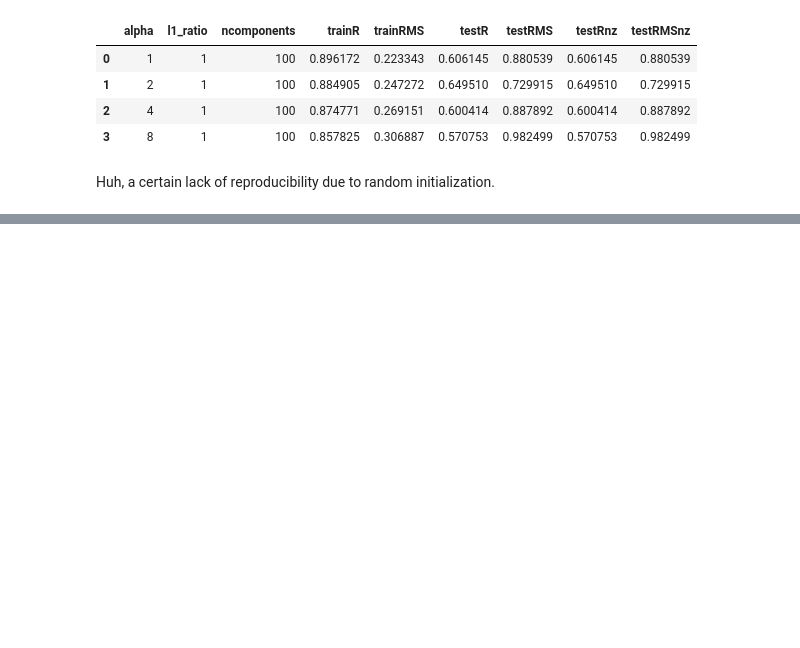
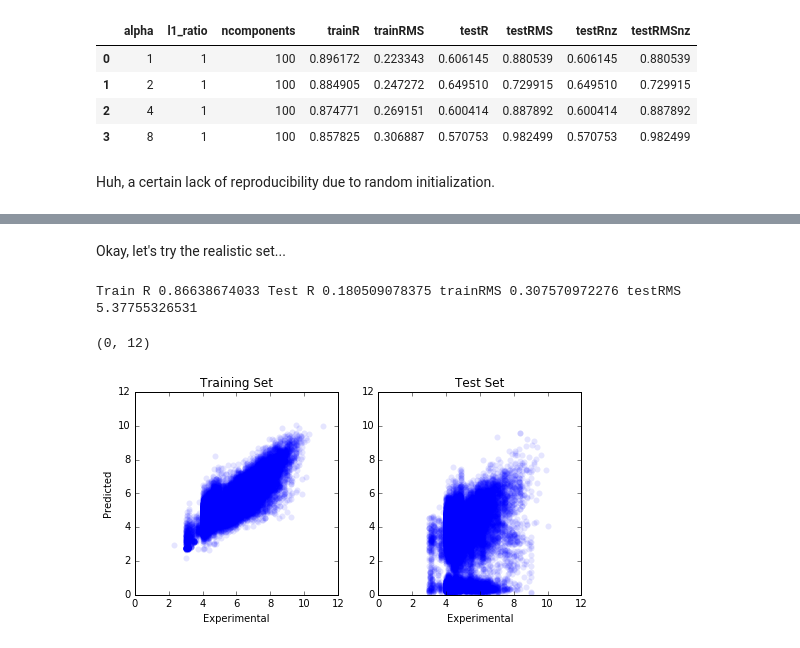
Before and after one commit to dkoes/notebooks, a Jupyter notebook: matrix_factorization.ipynb, the cells around one changed output, grey strips where cells are left out. Saved outputs shown, nothing was run; the diff lists cells and outputs as text; code cells hidden in the pictures; blank space fills up the shorter version.

```diff
--- a/matrix_factorization.ipynb
+++ b/matrix_factorization.ipynb
@@ -560,0 +561,42 @@ gridfpres3
+# %% [markdown]
+Okay, let's try the realistic set...
+# %%
+realfp = makefpmatrix(realtrain,cmpdids,assayids)
+# %%
+model = nmf.NMF(solver='mu',alpha=alpha,n_components=25,init='random')
+W = model.fit_transform(realfp)
+H = model.components_
+pred = np.matmul(W,H)
+trainpred = getpred(pred,realtrain, cmpdids, assayids)
+testpred = getpred(pred,realtest,cmpdids,assayids)
+
+trainR = np.corrcoef(trainpred.T)[0][1]
+testR = np.corrcoef(testpred.T)[0][1]
+
+trainRMS = mean_squared_error(trainpred[:,0],trainpred[:,1])
+testRMS = mean_squared_error(testpred[:,0],testpred[:,1])
+# %%
+print "Train R",trainR,"Test R",testR,"trainRMS",trainRMS,"testRMS",testRMS
+# %% [output]
+Train R 0.86638674033 Test R 0.180509078375 trainRMS 0.307570972276 testRMS 5.37755326531
+# %%
+fig = plt.figure(figsize=(8,4))
+ax = plt.subplot(1,2,1)
+ax.plot(trainpred[:,0],trainpred[:,1],'o',alpha=.1,markeredgewidth=0)
+ax.set_aspect('equal')
+ax.set_xlabel('Experimental')
+ax.set_ylabel('Predicted')
+ax.set_title("Training Set")
+ax.set_ylim(0,12)
+ax.set_xlim(0,12)
+
+ax = plt.subplot(1,2,2)
+ax.plot(testpred[:,0],testpred[:,1],'o',alpha=.1,markeredgewidth=0)
+ax.set_aspect('equal')
+ax.set_xlabel('Experimental')
+ax.set_title("Test Set")
+ax.set_ylim(0,12)
+ax.set_xlim(0,12)
+# %% [output]
+(0, 12)
+[figure, added]
```
Also changed, not shown: parts of 2 cells of this notebook.
